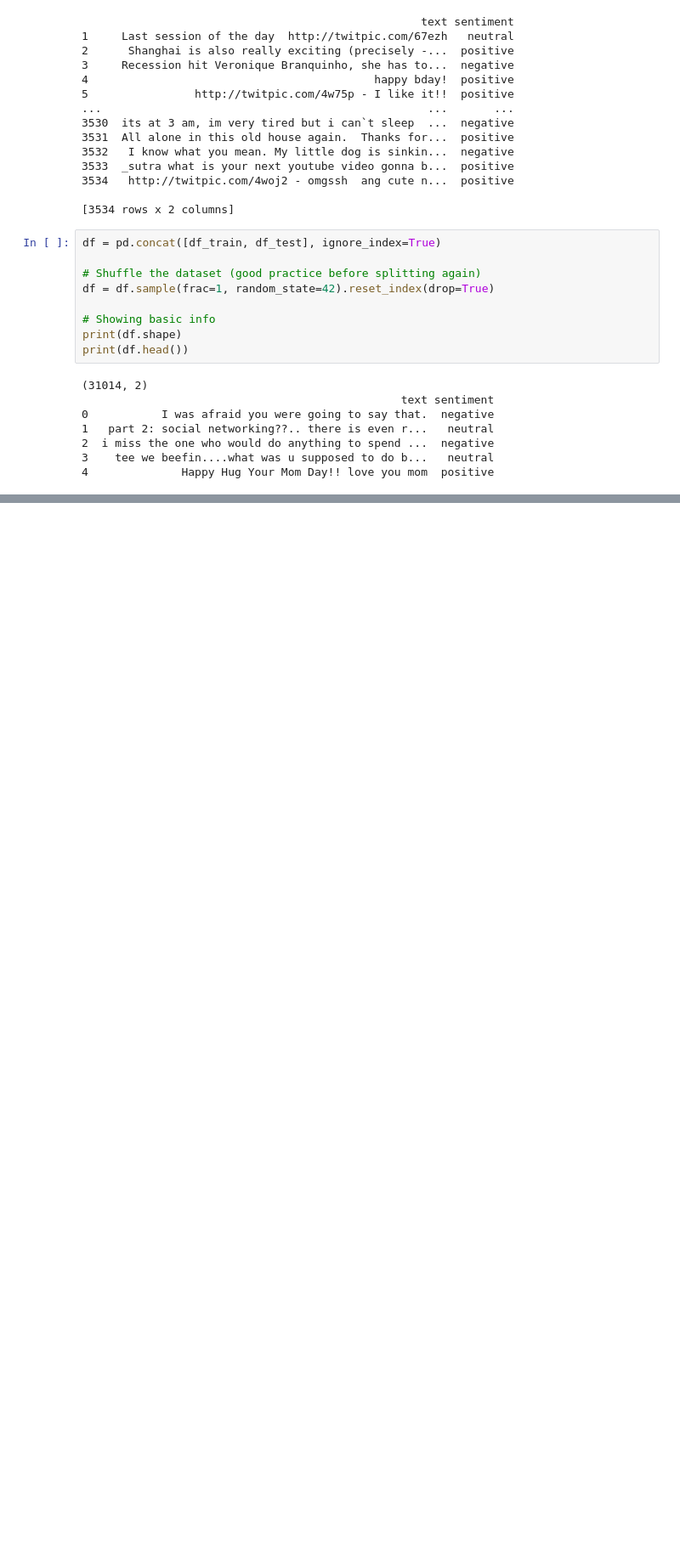
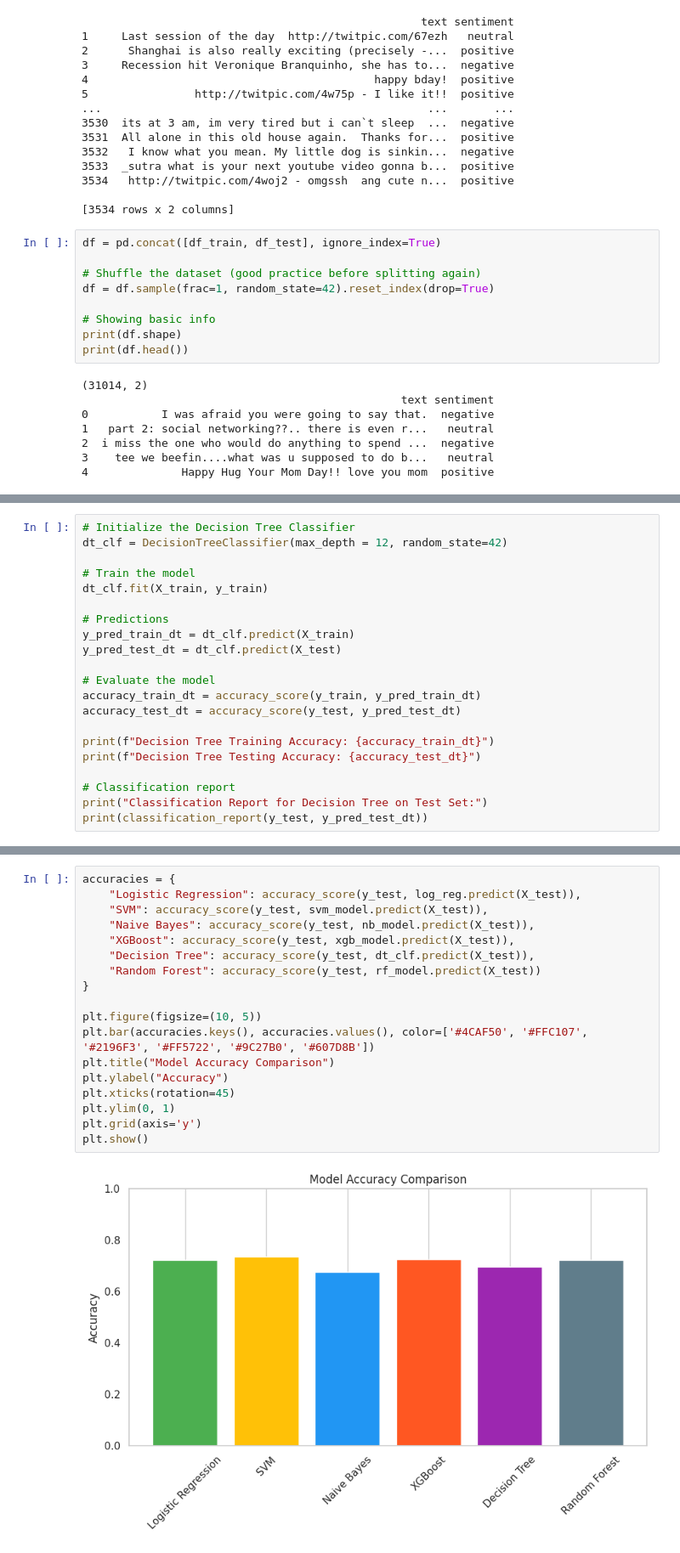
Before and after one commit to ParthKhiriya/Sentiment_Analysis_PRML_Project, a Jupyter notebook: Sentiment_Classification.ipynb, the cells around one changed output, grey strips where cells are left out. Shown at 85% size. Saved outputs shown, nothing was run; the diff lists cells and outputs as text; blank space fills up the shorter version.

```diff
--- a/Sentiment_Classification.ipynb
+++ b/Sentiment_Classification.ipynb
@@ -452,0 +515,21 @@ files.download('accuracies.pkl')
+# %%
+# Initialize the Decision Tree Classifier
+dt_clf = DecisionTreeClassifier(max_depth = 12, random_state=42)
+
+# Train the model
+dt_clf.fit(X_train, y_train)
+
+# Predictions
+y_pred_train_dt = dt_clf.predict(X_train)
+y_pred_test_dt = dt_clf.predict(X_test)
+
+# Evaluate the model
+accuracy_train_dt = accuracy_score(y_train, y_pred_train_dt)
+accuracy_test_dt = accuracy_score(y_test, y_pred_test_dt)
+
+print(f"Decision Tree Training Accuracy: {accuracy_train_dt}")
+print(f"Decision Tree Testing Accuracy: {accuracy_test_dt}")
+
+# Classification report
+print("Classification Report for Decision Tree on Test Set:")
+print(classification_report(y_test, y_pred_test_dt))
@@ -452,0 +575,20 @@ files.download('accuracies.pkl')
+# %%
+accuracies = {
+    "Logistic Regression": accuracy_score(y_test, log_reg.predict(X_test)),
+    "SVM": accuracy_score(y_test, svm_model.predict(X_test)),
+    "Naive Bayes": accuracy_score(y_test, nb_model.predict(X_test)),
+    "XGBoost": accuracy_score(y_test, xgb_model.predict(X_test)),
+    "Decision Tree": accuracy_score(y_test, dt_clf.predict(X_test)),
+    "Random Forest": accuracy_score(y_test, rf_model.predict(X_test))
+}
+
+plt.figure(figsize=(10, 5))
+plt.bar(accuracies.keys(), accuracies.values(), color=['#4CAF50', '#FFC107', '#2196F3', '#FF5722', '#9C27B0', '#607D8B'])
+plt.title("Model Accuracy Comparison")
+plt.ylabel("Accuracy")
+plt.xticks(rotation=45)
+plt.ylim(0, 1)
+plt.grid(axis='y')
+plt.show()
+# %% [output]
+[figure, added]
```
Also changed, not shown: parts of 51 cells of this notebook.
